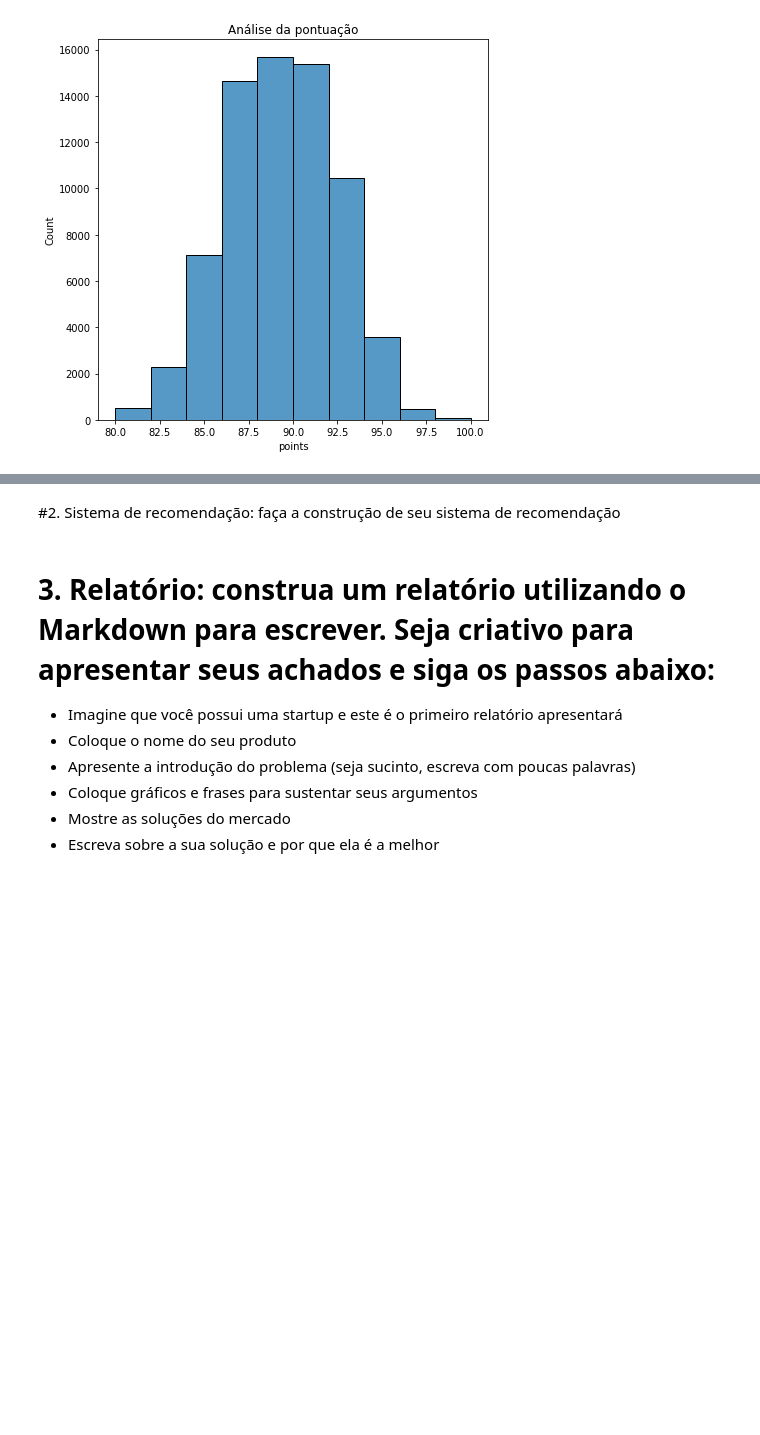
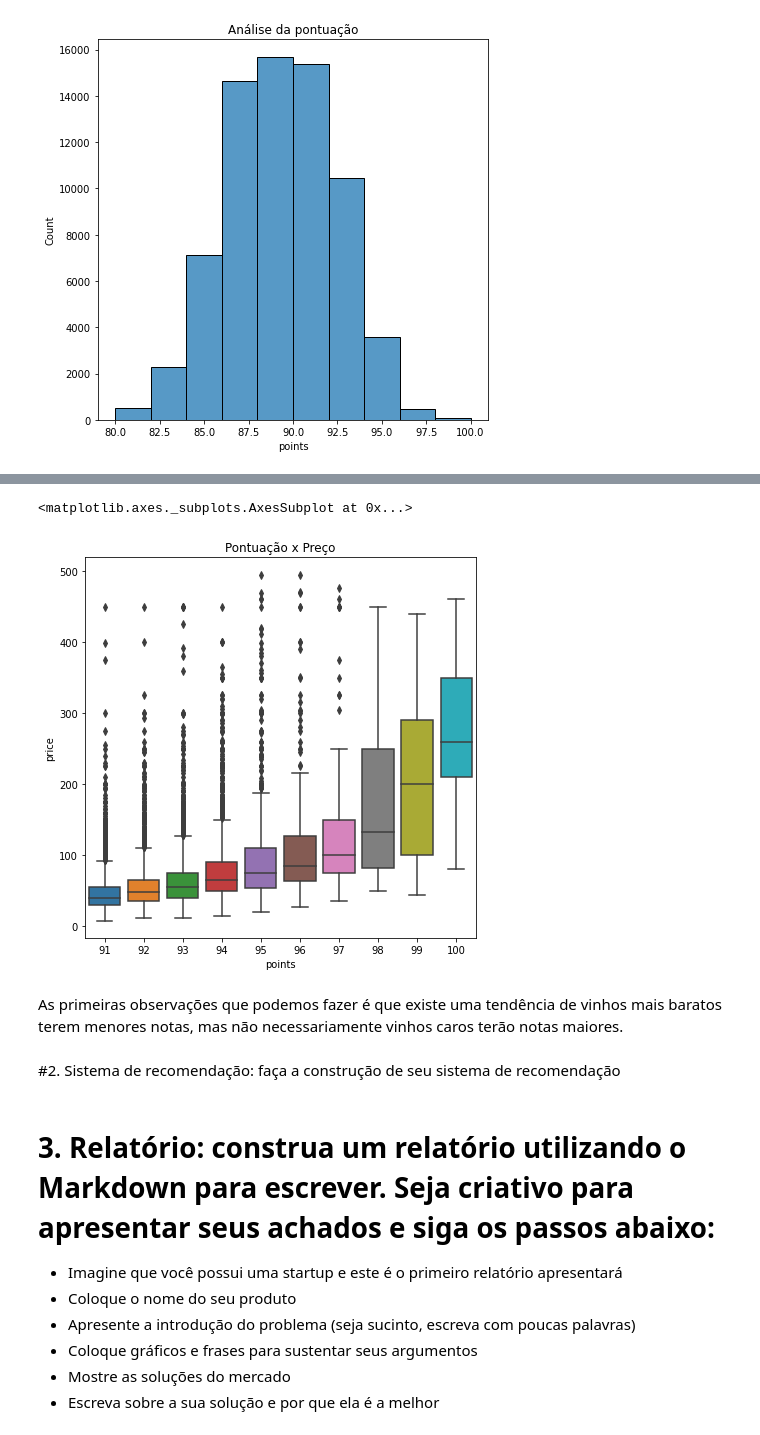
Before and after one commit to gabrielcgo/modulo03, a Jupyter notebook: projeto04_modulo3_5.ipynb, the cells around one changed output, grey strips where cells are left out. Saved outputs shown, nothing was run; the diff lists cells and outputs as text; code cells hidden in the pictures; blank space fills up the shorter version.

```diff
--- a/projeto04_modulo3_5.ipynb
+++ b/projeto04_modulo3_5.ipynb
@@ -150,3 +236,15 @@ sns.histplot(data=df, x ='points', y='', bins=10)
+# %%
+df2 = df.loc[(df['points'] > 90) & (df['price'] < 500)]
+plt.figure(figsize=(7,7)) # Aumentei Visualização
+plt.title('Pontuação x Preço') # Título
+sns.boxplot(data=df2, x ='points', y ='price')
+# %% [output]
+<matplotlib.axes._subplots.AxesSubplot at 0x...>
+[figure, added]
+# %% [markdown]
+As primeiras observações que podemos fazer é que existe uma tendência de vinhos mais baratos terem menores notas, mas não necessariamente vinhos caros terão notas maiores.
+# %% [markdown]
+#2. Sistema de recomendação: faça a construção de seu sistema de recomendação
 # %%
 # calcularemos a media das avaliacoes por filme
 media_avaliacoes = avaliacoes.groupby('movieId')['rating'].mean().reset_index().rename({'rating':'rating_average'}, axis = 1)
@@ -178,8 +276,6 @@ avaliacoes_estatisticas['weight'] = avaliacao_pesos(avaliacoes_estatisticas,
 # juntamos as estatisticas geradas com os metadados
 dados = metadados.merge(avaliacoes_estatisticas, how = 'inner', on = 'movieId')
 dados = dados.sort_values('weight', ascending = False)
-# %% [markdown]
-#2. Sistema de recomendação: faça a construção de seu sistema de recomendação
 # %%
 def recomendacoes(titulo):
 
```
Also changed, not shown: parts of 8 cells of this notebook.
